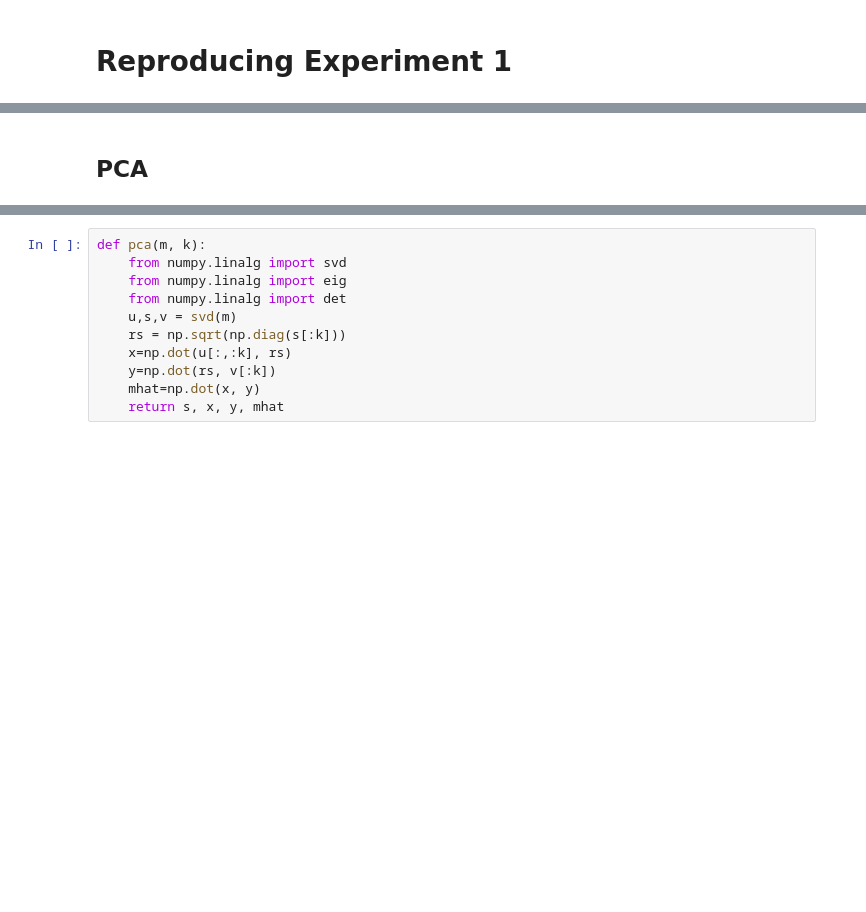
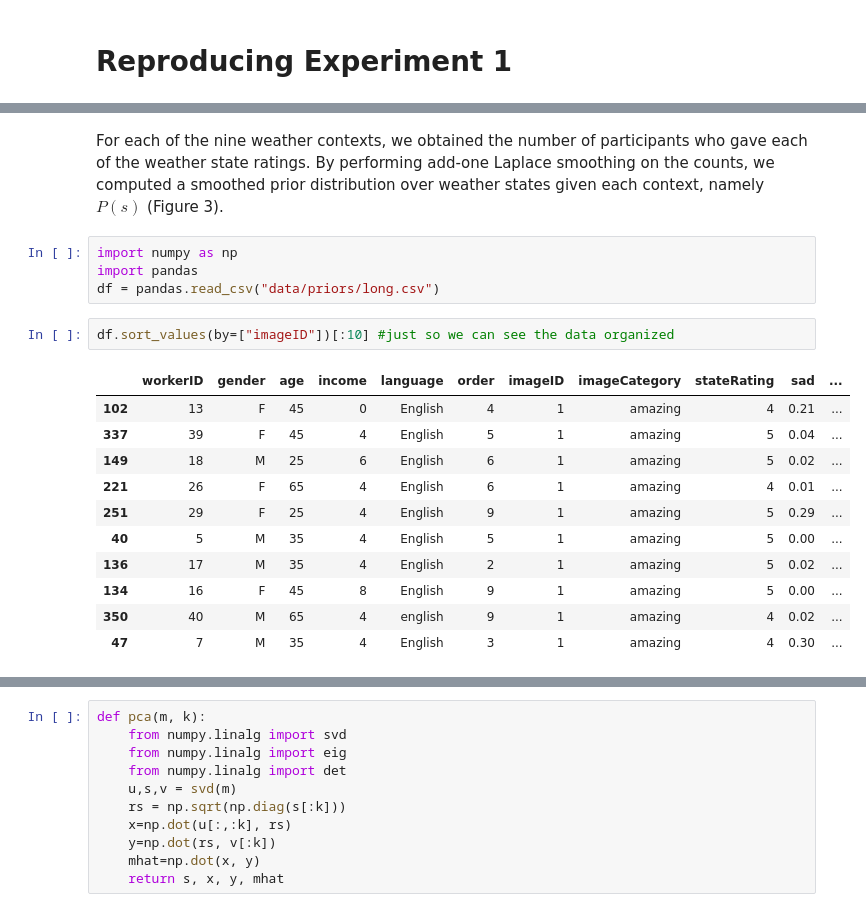
Before and after one commit to BCMarquez/RSA-NN, a Jupyter notebook: irony/irony/Experiment 1.ipynb, the cells around one changed output, grey strips where cells are left out. Saved outputs shown, nothing was run; the diff lists cells and outputs as text; blank space fills up the shorter version.

```diff
--- a/irony/irony/Experiment 1.ipynb
+++ b/irony/irony/Experiment 1.ipynb
@@ -5,2 +3,20 @@ For each of the nine weather contexts, we obtained the number of participants wh
-# %% [markdown]
-## PCA
+# %% [markdown]
+For each of the nine weather contexts, we obtained the number of participants who gave each of the weather state ratings. By performing add-one Laplace smoothing on the counts, we computed a smoothed prior distribution over weather states given each context, namely $P(s)$ (Figure 3).
+# %%
+import numpy as np
+import pandas
+df = pandas.read_csv("data/priors/long.csv")
+# %%
+df.sort_values(by=["imageID"])[:10] #just so we can see the data organized
+# %% [output]
+|  | workerID | gender | age | income | language | order | imageID | imageCategory | stateRating | sad | ... |
+| 102 | 13 | F | 45 | 0 | English | 4 | 1 | amazing | 4 | 0.21 | ... |
+| 337 | 39 | F | 45 | 4 | English | 5 | 1 | amazing | 5 | 0.04 | ... |
+| 149 | 18 | M | 25 | 6 | English | 6 | 1 | amazing | 5 | 0.02 | ... |
+| 221 | 26 | F | 65 | 4 | English | 6 | 1 | amazing | 4 | 0.01 | ... |
+| 251 | 29 | F | 25 | 4 | English | 9 | 1 | amazing | 5 | 0.29 | ... |
+| 40 | 5 | M | 35 | 4 | English | 5 | 1 | amazing | 5 | 0.00 | ... |
+| 136 | 17 | M | 35 | 4 | English | 2 | 1 | amazing | 5 | 0.02 | ... |
+| 134 | 16 | F | 45 | 8 | English | 9 | 1 | amazing | 5 | 0.00 | ... |
+| 350 | 40 | M | 65 | 4 | english | 9 | 1 | amazing | 4 | 0.02 | ... |
+| 47 | 7 | M | 35 | 4 | English | 3 | 1 | amazing | 4 | 0.30 | ... |
```
Also changed, not shown: parts of 13 cells of this notebook.
